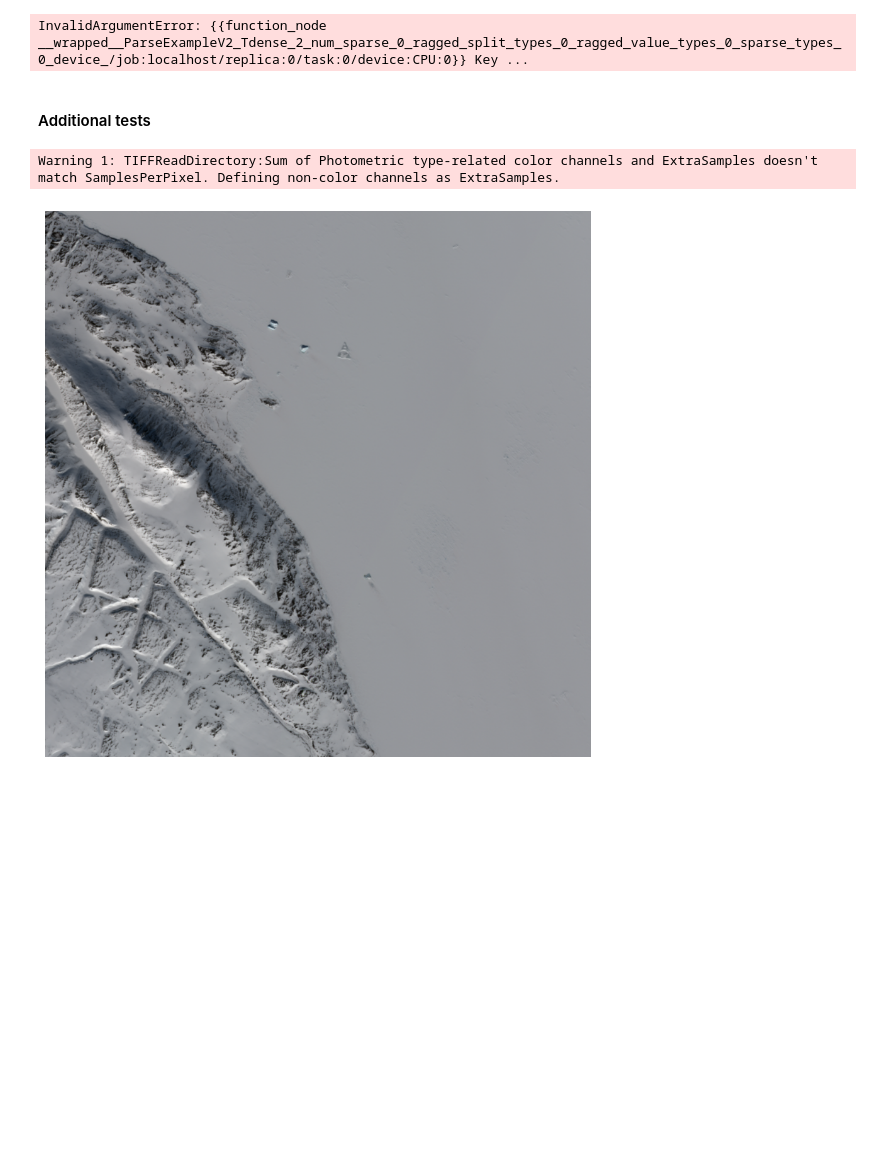
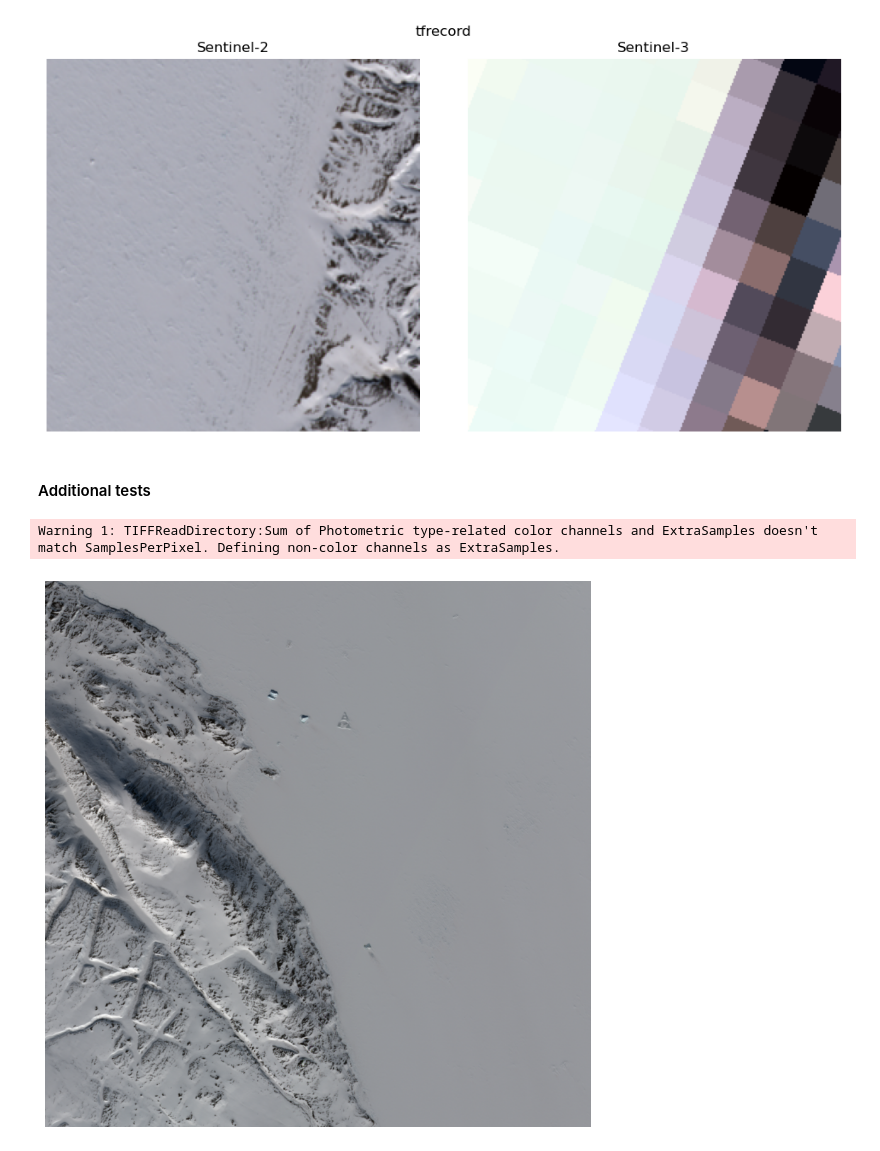
Before and after one commit to ucabcbo/ARISGAN, a Jupyter notebook: single_tiff.ipynb, the cells around one changed output. Saved outputs shown, nothing was run; the diff lists cells and outputs as text; code cells hidden in the pictures; blank space fills up the shorter version.

```diff
--- a/single_tiff.ipynb
+++ b/single_tiff.ipynb
@@ -46,5 +46,5 @@ for sample_file in file_list:
     sample_dataset = tf.data.TFRecordDataset(sample_file)
     for element in sample_dataset:
 
-        helper.plot_tensor_sbs(element, title='tfrecord')
+        helper.plot_tensor_sbs(element, TILESIZE, title='tfrecord')
 # %% [output]
@@ -52,4 +51,4 @@ for sample_file in file_list:
-InvalidArgumentError: {{function_node __wrapped__ParseExampleV2_Tdense_2_num_sparse_0_ragged_split_types_0_ragged_value_types_0_sparse_types_0_device_/job:localhost/replica:0/task:0/device:CPU:0}} Key ...
+[figure, added]
 # %% [markdown]
 #### Additional tests
 # %%
```
Also changed, not shown: parts of 5 cells of this notebook, 1 other file.
